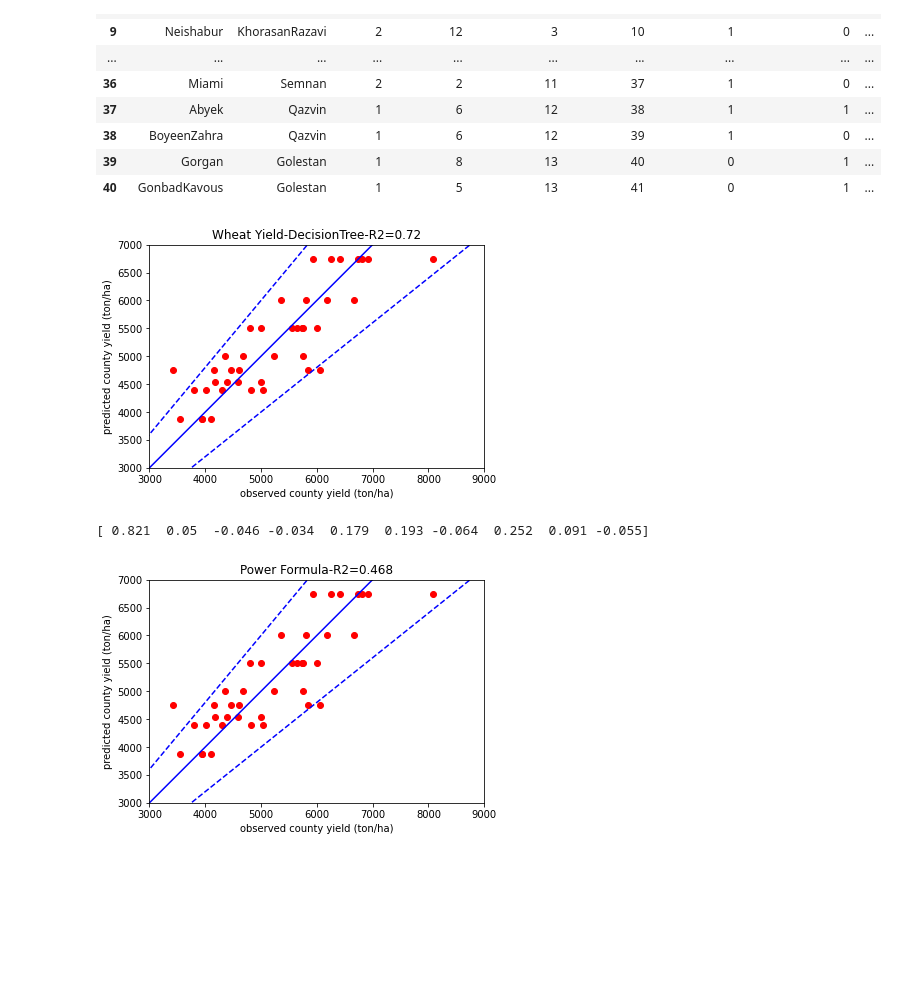
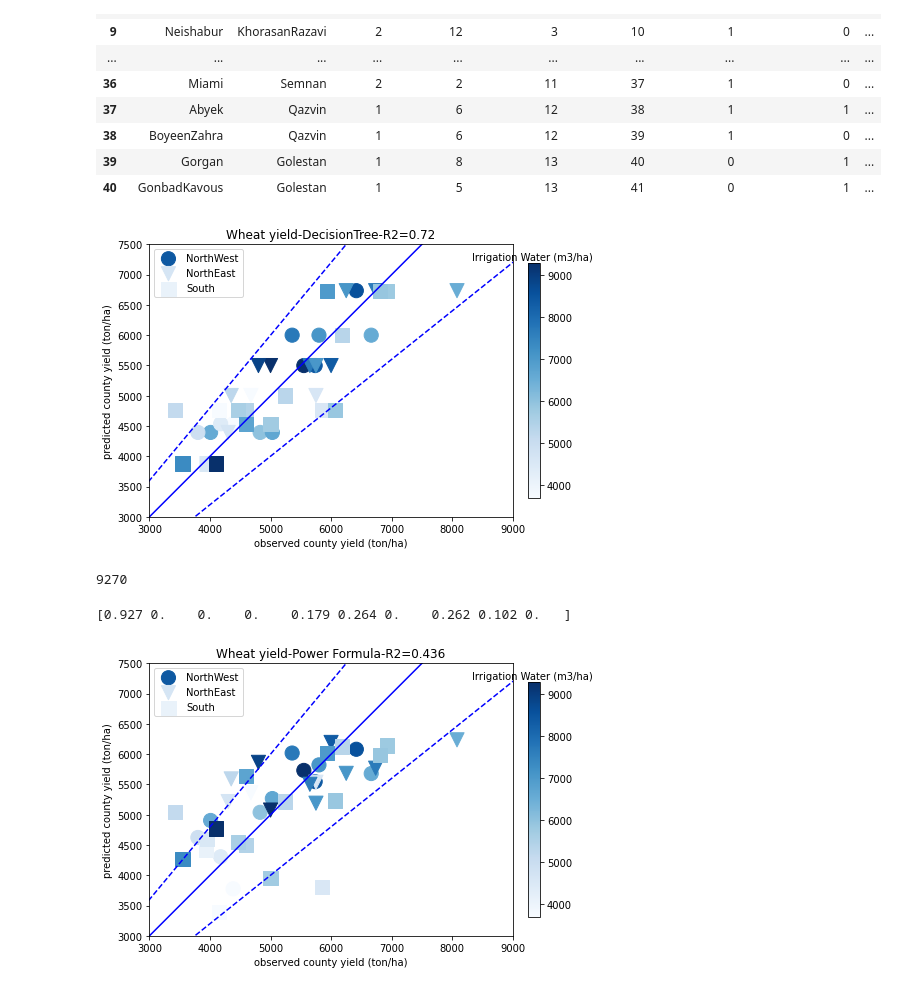
Before and after one commit to DanialAmini/crop-yield, a Jupyter notebook: 2-wheat-yield/wheat_yield_county.ipynb, the cells around one changed output. Saved outputs shown, nothing was run; the diff lists cells and outputs as text; code cells hidden in the pictures; blank space fills up the shorter version.

```diff
--- a/2-wheat-yield/wheat_yield_county.ipynb
+++ b/2-wheat-yield/wheat_yield_county.ipynb
@@ -21,7 +21,7 @@ x1=df_county1[['Literatcy1HS2above']].to_numpy().ravel()
 x2=df_county1[['ProvinceCode']].to_numpy().ravel()
 x3=df_county1[['CountyCode']].to_numpy().ravel()
 x4=df_county1[['NumFarms']].to_numpy().ravel()
-x5=df_county1[['Region']].to_numpy().ravel()
+x5_region=df_county1[['Region']].to_numpy().ravel()
 x6_lat=df_county1[['LatitudeDegree']].to_numpy().ravel()
 x7_long=df_county1[['LongitudeDegree']].to_numpy().ravel()
 x8=df_county1[['source1well2surface']].to_numpy().ravel()
@@ -76,39 +76,49 @@ display(df_county1)
 x=np.c_[x6_lat,x7_long]
 x=np.c_[x10_warmcold,x11_drywet,x13_ecwat,x16_soil,x17_gd,x20_numirrig,x21_volirrig,x22_effrain,x28_leech]
 
 
 xmin=np.min(x,axis=0)
 xmax=np.max(x,axis=0)
 ymin=np.min(y)
 ymax=np.max(y)
 X=(x-xmin)/(xmax-xmin)
 Y=(y-ymin)/(ymax-ymin)
 
 regressor_lin1 = LinearRegression()
 regressor_lin1=DecisionTreeRegressor(max_depth=5,min_samples_leaf=4)
 #regressor_lin1 = MLPRegressor(hidden_layer_sizes=10,max_iter=500000, activation='tanh')
 regressor_lin1.fit(X,Y)
 #regressor_lin1.fit(X,X)
 Y_hat_lin1 = regressor_lin1.predict(X)
 
 y_hat_lin1=Y_hat_lin1*(ymax-ymin)+ymin
 
 fig = plt.figure()
 ax = fig.add_subplot(111)
-fig.set_size_inches(6, 6)
-ax.scatter(y, y_hat_lin1, color = 'red')
+fig.set_size_inches(7, 7)
+#ax.scatter(y, y_hat_lin1, color = 'red')
+marker_=['o','v','s']
+m=ax.scatter(y[x5_region==1], y_hat_lin1[x5_region==1], marker='o',c=x21_volirrig[x5_region==1],cmap='Blues',s=200,label='NorthWest')
+m=ax.scatter(y[x5_region==2], y_hat_lin1[x5_region==2], marker='v',c=x21_volirrig[x5_region==2],cmap='Blues',s=200,label='NorthEast')
+m=ax.scatter(y[x5_region==3], y_hat_lin1[x5_region==3], marker='s',c=x21_volirrig[x5_region==3],cmap='Blues',s=200,label='South')
+cbar=fig.colorbar(m,fraction=0.03, pad=0.04)
+cbar.set_label('Irrigation Water (m3/ha)', rotation=0,labelpad=-40, y=1.05,)
 ax.plot(np.array([0,10000]),np.array([0,10000]), 'b-')
 ax.plot(np.array([10000,0,10000]),np.array([12000,0,8000]), 'b--')
+ax.legend()
 ax.set_xlabel('observed county yield (ton/ha)')
 ax.set_ylabel('predicted county yield (ton/ha)')
 ax.set_xlim(left=3000,right=9000)
-ax.set_ylim(bottom=3000,top=7000)
+ax.set_ylim(bottom=3000,top=7500)
 ax.set_aspect('equal')
-ax.set_title("Linear Regression-R2="+str(np.round(r2_score(y,y_hat_lin1),3)))
-ax.set_title("Wheat Yield-DecisionTree-R2="+str(np.round(r2_score(y,y_hat_lin1),3)))
+ax.set_title("Wheat yield-DecisionTree-R2="+str(np.round(r2_score(y,y_hat_lin1),3)))
 fig.savefig('county_yield_wheat_decision_tree.png', dpi=300)
 # %% [output]
-[figure, old version]
+[figure, new version]
+# %%
+max(x21_volirrig)
+# %% [output]
+9270
 # %%
 # parameters:
 #     x10_warmcold
@@ -124,7 +134,8 @@ fig.savefig('county_yield_wheat_decision_tree.png', dpi=300)
 
 N=41
 x0=np.zeros((N,1)).ravel()
-x=np.c_[x0,x10_warmcold,x11_drywet,x13_ecwat,x16_soil,x17_gd,x20_numirrig,x21_volirrig,x22_effrain,x28_leech]
+x=np.c_[x0,x10_warmcold,x11_drywet,x13_ecwat,x16_soil,x17_gd,x20_numirrig,x21_volirrig,x22_effrain,x28_leech,x5_region]
+
 
 a0 = [0.821, #intercept
       0.05, #warmcold
@@ -135,45 +146,57 @@ a0 = [0.821, #intercept
       -0.064, #numirrig
      0.252, #volirrig
      0.091, #effrain
-     -0.055,] #leech
+     -0.055] #leech
+
+#           x1          x2       x3       x4            x5       x6         x7       x8        x9
+# intercept warmcold   drywet    ecwat   soil_texture  gd        numirrig   volirrig effrain   leech
+a0=[0.821,  0.05     ,-0.046,   -0.034,  0.179,        0.193,   -0.064,    0.252    ,0.091,   -0.055]
+a0=[0.927 , 0.00,    0.000,    0.000  ,0.179 ,        0.264,     0.000  ,  0.262 ,   0.102 ,  0.000]
 
 def func1(a,x):
-    x1=x[:,1] #warmcold
-    x2=x[:,2] #drywet
-    x3=x[:,3] #ecwat
-    x4=x[:,4] #soiltexture
-    x5=x[:,5] #gdays
-    x6=x[:,6] #numirrig
-    x7=x[:,7] #volirrig
-    x8=x[:,8] #effrain
-    x9=x[:,9] #leech
-    temp=8000*a[0]*((x1+0.5)/1.5)**a[1]*((x2+0.5)/1.5)**a[2]
-    temp=temp*((x3+0.5)/8)**a[3]*(x4/3)**a[4]*(x5/3)**a[5]*(x6/12)**a[6]
-    temp=temp*(x7/10000)**a[7]*(x8/350)**a[8]*(1+x9/100)**a[9]
+    x1=(x[:,1]+0.5)/1.5 #warmcold
+    x2=(x[:,2]+0.5)/1.5 #drywet
+    x3=(x[:,3]+0.5)/8 #ecwat
+    x4=x[:,4]/3 #soiltexture
+    x5=x[:,5]/3 #gdays
+    x6=x[:,6]/12 #numirrig
+    x7=x[:,7]/10000 #volirrig
+    x8=x[:,8]/350 #effrain
+    x9=1+x[:,9]/100 #leech
+
+    #temp=8000*a[0]*x1**(a[1]*0)*x2**(a[2]*0)*x3**(a[3]*0)*x4**a[4]*x5**a[5]*x6**(a[6]*0)*x7**a[7]*x8**(a[8])*x9**(a[9]*0)
+    temp=8000*a[0]*x4**a[4]*x5**a[5]*x7**a[7]*x8**(a[8])
     return temp
 
 func2= lambda a: np.dot(y-func1(a,x),y-func1(a,x))/2500
 res = minimize(func2,a0)
 a0=np.round(res.x,3)
 print(a0)
-yhat=func1(a0,x)
+y_hat_lin1=func1(a0,x)
 
 fig = plt.figure()
 ax = fig.add_subplot(111)
-fig.set_size_inches(6, 6)
-ax.scatter(y, y_hat_lin1, color = 'red')
+fig.set_size_inches(7, 7)
+#ax.scatter(y, y_hat_lin1, color = 'red')
+marker_=['o','v','s']
+m=ax.scatter(y[x5_region==1], y_hat_lin1[x5_region==1], marker='o',c=x21_volirrig[x5_region==1],cmap='Blues',s=200,label='NorthWest')
+m=ax.scatter(y[x5_region==2], y_hat_lin1[x5_region==2], marker='v',c=x21_volirrig[x5_region==2],cmap='Blues',s=200,label='NorthEast')
+m=ax.scatter(y[x5_region==3], y_hat_lin1[x5_region==3], marker='s',c=x21_volirrig[x5_region==3],cmap='Blues',s=200,label='South')
+cbar=fig.colorbar(m,fraction=0.03, pad=0.04)
+cbar.set_label('Irrigation Water (m3/ha)', rotation=0,labelpad=-40, y=1.05,)
 ax.plot(np.array([0,10000]),np.array([0,10000]), 'b-')
 ax.plot(np.array([10000,0,10000]),np.array([12000,0,8000]), 'b--')
+ax.legend()
 ax.set_xlabel('observed county yield (ton/ha)')
 ax.set_ylabel('predicted county yield (ton/ha)')
 ax.set_xlim(left=3000,right=9000)
-ax.set_ylim(bottom=3000,top=7000)
+ax.set_ylim(bottom=3000,top=7500)
 ax.set_aspect('equal')
-ax.set_title("Power Formula-R2="+str(np.round(r2_score(y,yhat),3)))
+ax.set_title("Wheat yield-Power Formula-R2="+str(np.round(r2_score(y,y_hat_lin1),3)))
 fig.savefig('county_yield_wheat_power_formula.png', dpi=300)
 # %% [output]
-[ 0.821  0.05  -0.046 -0.034  0.179  0.193 -0.064  0.252  0.091 -0.055]
+[0.927 0.    0.    0.    0.179 0.264 0.    0.262 0.102 0.   ]
-[figure, old version]
+[figure, new version]
 # %% [markdown]
 $\frac{Yield}{8000 kg/ha} =
 0.821
```
Also changed, not shown: parts of 3 cells of this notebook, 6 other files.
